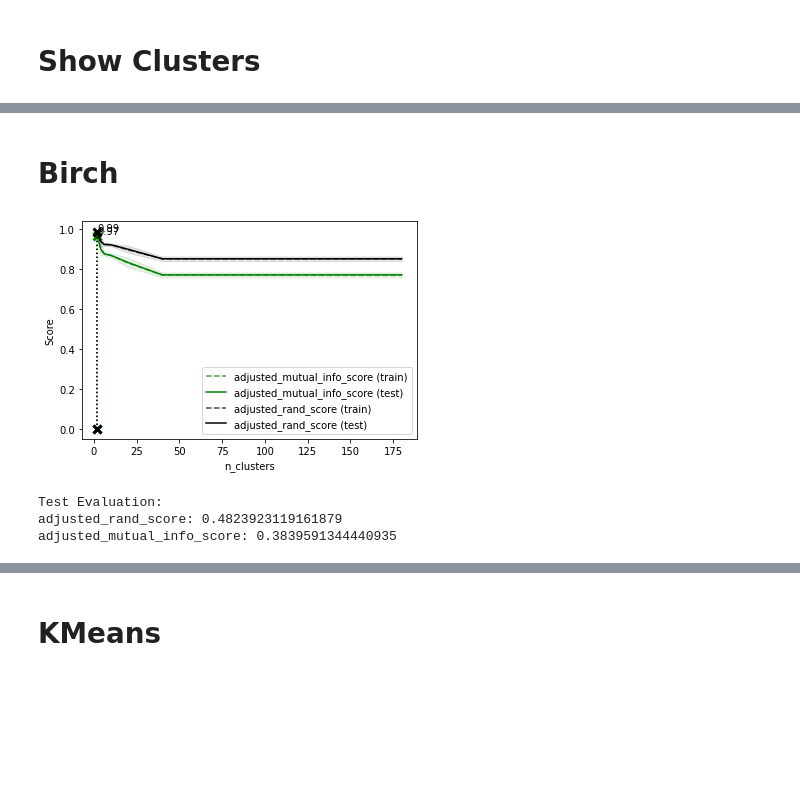
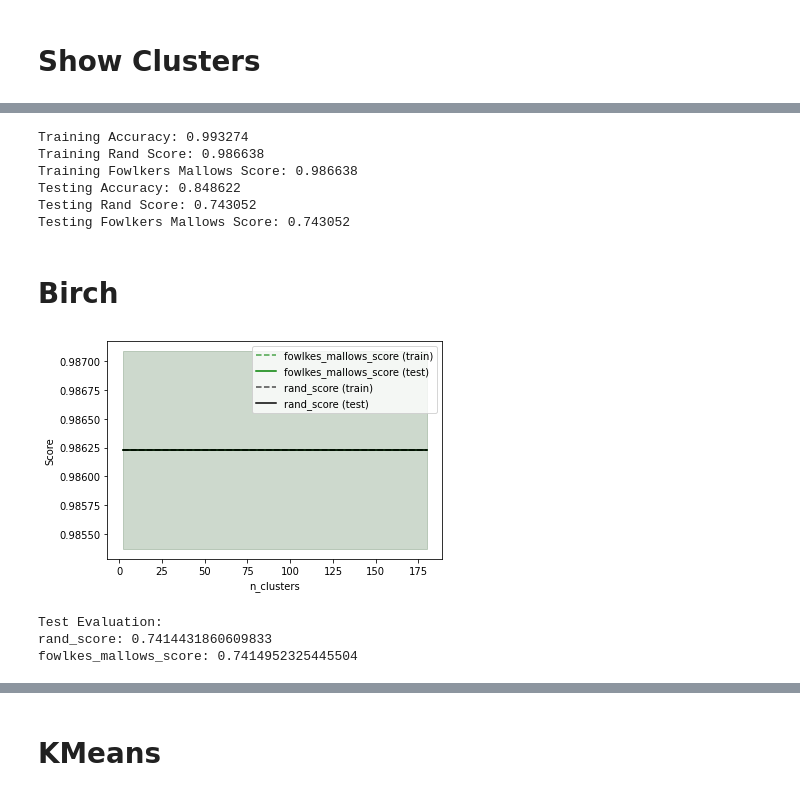
Before and after one commit to mryf323/ml_final_project, a Jupyter notebook: phase2.ipynb, the cells around one changed output, grey strips where cells are left out. Saved outputs shown, nothing was run; the diff lists cells and outputs as text; code cells hidden in the pictures; blank space fills up the shorter version.

Commit message:
Training a LR with new representation Small modifications in fine-tuning

```diff
--- a/phase2.ipynb
+++ b/phase2.ipynb
@@ -29,7 +29,8 @@ X_train, X_test, Y_train, Y_test = train_test_split(
 # %%
 vectorizer = CountVectorizer(max_features=2000)
 # %%
-X_train_vec = vectorizer.fit_transform(X_train)
+vectorizer.fit(pd.concat([X_train, X_test]))
+X_train_vec = vectorizer.transform(X_train)
 X_test_vec = vectorizer.transform(X_test)
 # %%
 mlp = MLPClassifier(hidden_layer_sizes=(1000, 500, 250, 5), activation='tanh', warm_start=True)
@@ -80,6 +96,20 @@ plot_clustering(Y_train, X_tsne)
+# %%
+from sklearn.linear_model import LogisticRegression
+lr = LogisticRegression()
+lr.fit(X_train_vec, Y_train)
+for name, y, x in [('Training', Y_train, X_train_vec), ('Testing', Y_test, X_test_vec)]:
+    print('%s Accuracy: %f' % (name, metrics.accuracy_score(y, lr.predict(x))))
+    print('%s Rand Score: %f' % (name, metrics.rand_score(y, lr.predict(x))))
+    print('%s Fowlkers Mallows Score: %f' % (name, metrics.fowlkes_mallows_score(y, lr.predict(x))))
+# %% [output]
+Training Accuracy: 0.993274
+Training Rand Score: 0.986638
+Training Fowlkers Mallows Score: 0.986638
+Testing Accuracy: 0.848622
+Testing Rand Score: 0.743052
+Testing Fowlkers Mallows Score: 0.743052
 # %%
 def plot_cv_results(results, x_name):
-
     plt.xlabel(x_name)
     plt.ylabel("Score")
     ax = plt.gca()
@@ -97,17 +127,6 @@ def plot_cv_results(results, x_name):
                     alpha=1 if sample == 'test' else 0.7,
                     label="%s (%s)" % (scorer, sample))
 
-        best_index = np.nonzero(results['rank_test_%s' % scorer] == 1)[0][0]
-        best_score = results['mean_test_%s' % scorer][best_index]
-
-        # Plot a dotted vertical line at the best score for that scorer marked by x
-        ax.plot([X_axis[best_index], ] * 2, [0, best_score],
-                linestyle='dotted', color=color, marker='x', markeredgewidth=3, ms=8)
-
-        # Annotate the best score for that scorer
-        ax.annotate("%0.2f" % best_score,
-                    (X_axis[best_index], best_score + 0.005))
-
     plt.legend(loc="best")
     plt.grid(False)
     plt.show()
@@ -122,19 +133,28 @@ cols2show = ['mean_test_adjusted_rand_score',
+# %%
+scoring = {'rand_score': make_scorer(metrics.rand_score),
+           'fowlkes_mallows_score': make_scorer(metrics.fowlkes_mallows_score)}
+cols2show = ['mean_test_rand_score',
+             'rank_test_rand_score',
+             'mean_train_rand_score',
+             'mean_test_fowlkes_mallows_score',
+             'rank_test_fowlkes_mallows_score',
+             'mean_train_fowlkes_mallows_score']
 # %% [markdown]
 # Birch
 # %%
 birtch = Birch()
-n_clusters = list(range(2, 11, 2)) + [20 * i for i in range(1,10)]
-
-birtch = GridSearchCV(birtch, {'n_clusters': n_clusters}, scoring=scoring,  refit='adjusted_rand_score', return_train_score=True, cv=3, n_jobs=-1)
+n_clusters = list(range(2, 11, 2)) + [20 * i for i in range(1, 10)]
+birtch = GridSearchCV(birtch, {'n_clusters': n_clusters}, scoring=scoring, refit='rand_score', return_train_score=True,
+                      cv=3, n_jobs=-1)
 birtch.fit(X_train_vec, Y_train)
 plot_cv_results(birtch.cv_results_, 'n_clusters')
 results = pd.DataFrame(birtch.cv_results_)[cols2show + ['param_n_clusters']]
 # %% [output]
-[figure, old version]
+[figure, new version]
 # %%
 cluster_analysis(Y_test, birtch.predict(X_test_vec))
 # %% [output]
 Test Evaluation:
-adjusted_rand_score: 0.4823923119161879
-adjusted_mutual_info_score: 0.3839591344440935
+rand_score: 0.7414431860609833
+fowlkes_mallows_score: 0.7414952325445504
 # %%
```
Also changed, not shown: parts of 34 cells of this notebook, 1 other file.
